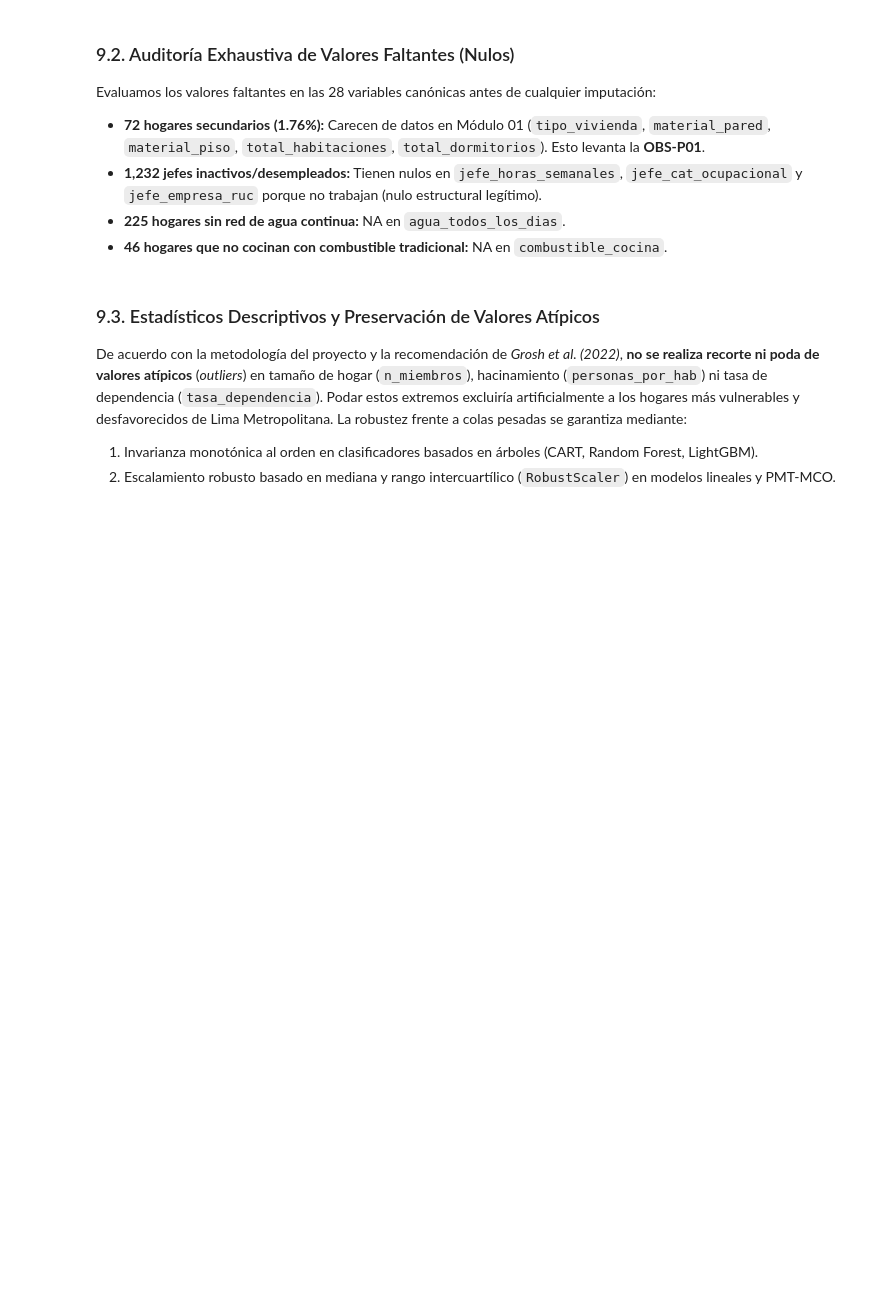
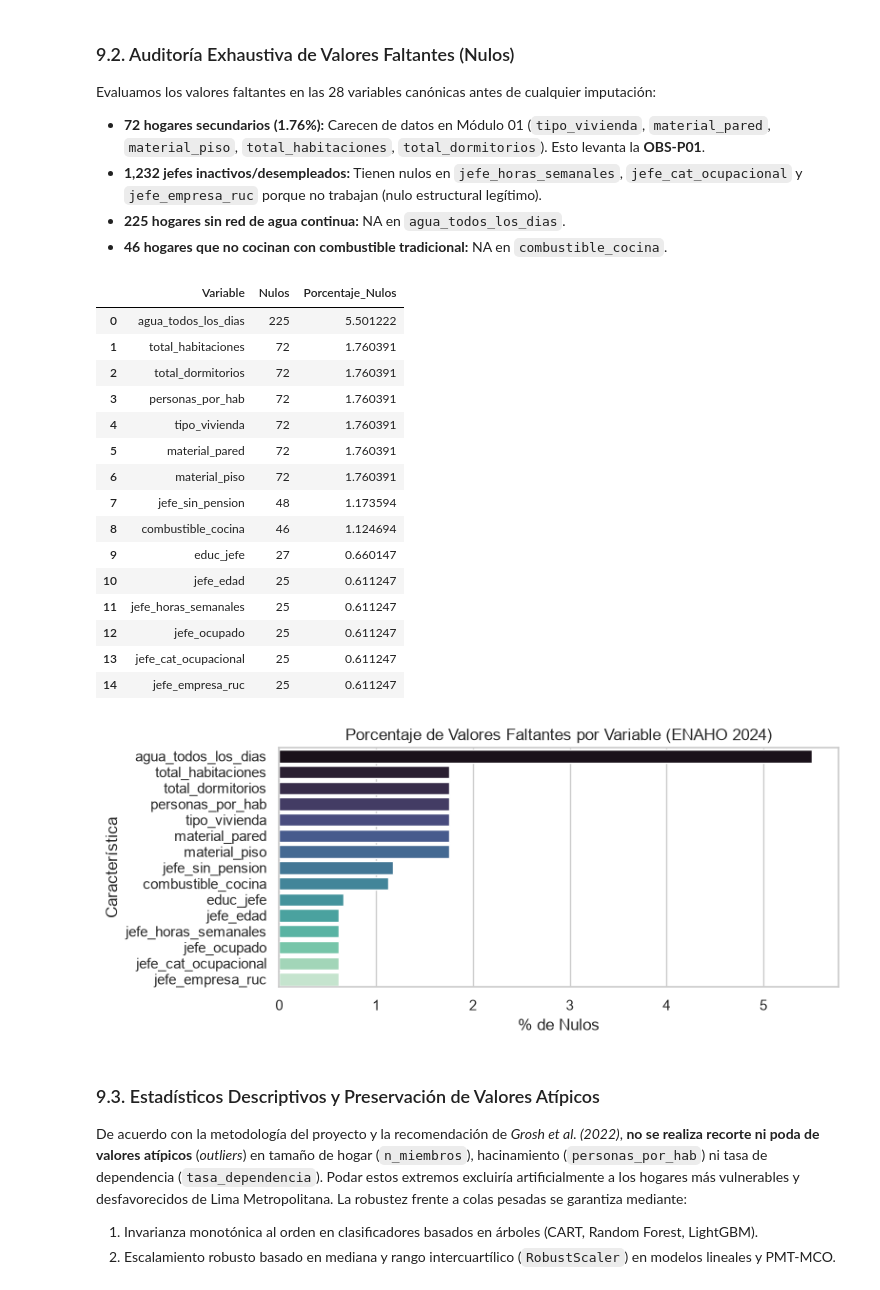
Before and after one commit to Ga3lAE/IA-Tarea-Academica, a Jupyter notebook: notebooks/pipeline_completo.ipynb, the cells around one changed output. Cells and saved outputs as stored; diff of their text form; code cells hidden in the pictures; blank space fills up the shorter version.

Commit message:
ADD: EDA for dataframe

```diff
--- a/notebooks/pipeline_completo.ipynb
+++ b/notebooks/pipeline_completo.ipynb
@@ -323,19 +349,37 @@ Evaluamos los valores faltantes en las 28 variables canónicas antes de cualquie
 # %%
 null_summary = df_2024[CANONICAL_FEATURES_28].isnull().sum()
 null_df = pd.DataFrame({
     "Variable": null_summary.index,
     "Nulos": null_summary.values,
-    "Pct_Nulos": (null_summary.values / len(df_2024)) * 100
+    "Porcentaje_Nulos": (null_summary.values / len(df_2024)) * 100
 })
 null_df = null_df[null_df["Nulos"] > 0].sort_values(by="Nulos", ascending=False).reset_index(drop=True)
 display(null_df)
 
 fig, ax = plt.subplots(figsize=(8, 3.5))
-sns.barplot(data=null_df, x="Pct_Nulos", y="Variable", ax=ax, palette="mako")
+sns.barplot(data=null_df, x="Porcentaje_Nulos", y="Variable", ax=ax, hue="Variable", palette="mako", legend=False)
 ax.set_title("Porcentaje de Valores Faltantes por Variable (ENAHO 2024)")
 ax.set_xlabel("% de Nulos")
 ax.set_ylabel("Característica")
 plt.show()
+# %% [output]
+|  | Variable | Nulos | Porcentaje_Nulos |
+| 0 | agua_todos_los_dias | 225 | 5.501222 |
+| 1 | total_habitaciones | 72 | 1.760391 |
+| 2 | total_dormitorios | 72 | 1.760391 |
+| 3 | personas_por_hab | 72 | 1.760391 |
+| 4 | tipo_vivienda | 72 | 1.760391 |
+| 5 | material_pared | 72 | 1.760391 |
+| 6 | material_piso | 72 | 1.760391 |
+| 7 | jefe_sin_pension | 48 | 1.173594 |
+| 8 | combustible_cocina | 46 | 1.124694 |
+| 9 | educ_jefe | 27 | 0.660147 |
+| 10 | jefe_edad | 25 | 0.611247 |
+| 11 | jefe_horas_semanales | 25 | 0.611247 |
+| 12 | jefe_ocupado | 25 | 0.611247 |
+| 13 | jefe_cat_ocupacional | 25 | 0.611247 |
+| 14 | jefe_empresa_ruc | 25 | 0.611247 |
+[figure, added]
 # %% [markdown]
 ### 9.3. Estadísticos Descriptivos y Preservación de Valores Atípicos
 
```
Also changed, not shown: parts of 9 cells of this notebook, 9 other files.
